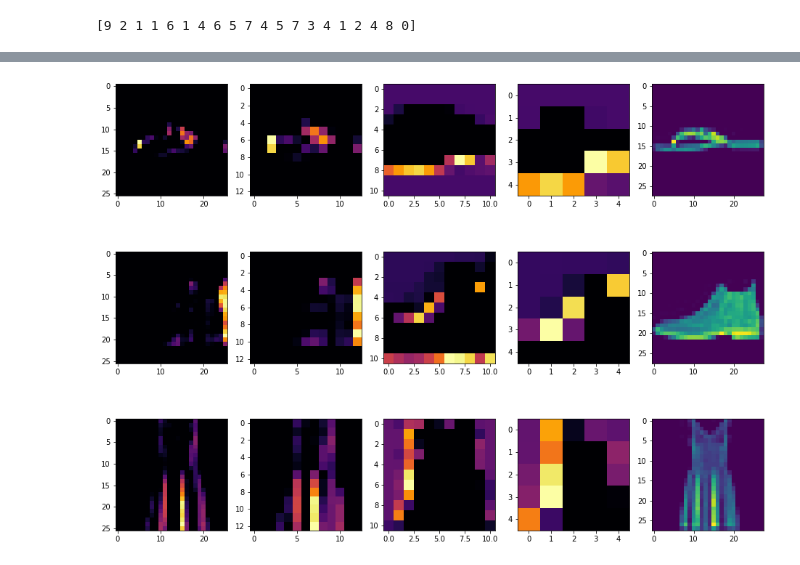
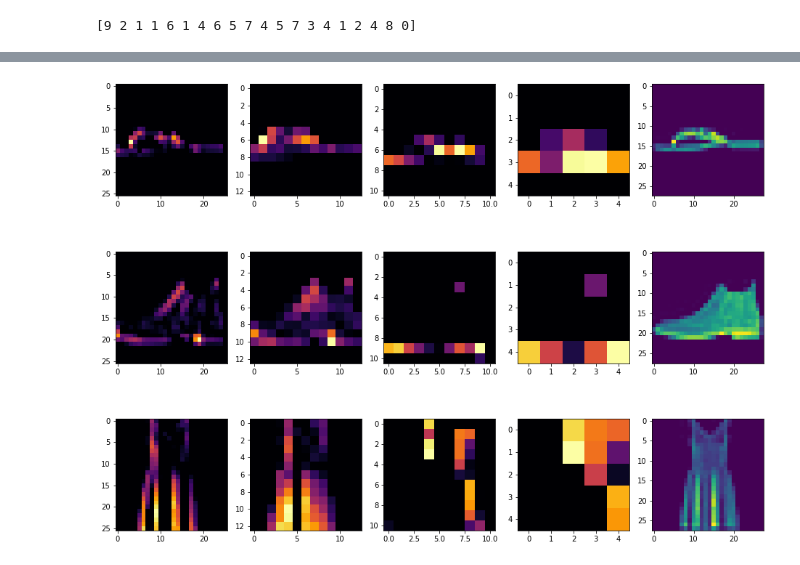
Before and after one commit to tenglina/convolutions, a Jupyter notebook: visualize_filters.ipynb, the cells around one changed output, grey strips where cells are left out. Saved outputs shown, nothing was run; the diff lists cells and outputs as text; code cells hidden in the pictures.

```diff
--- a/visualize_filters.ipynb
+++ b/visualize_filters.ipynb
@@ -66,10 +82,8 @@ FIRST_IMAGE=8 #sandals label = 5
 SECOND_IMAGE=0 #shoes label = 9
 THIRD_IMAGE= 91 #dress label = 3
 
-# For shoes (0, 23, 28), Convolution_Number=1 (i.e. the second filter) shows
-# the sole being filtered out very clearly
 
-CONVOLUTION_NUMBER = 1
+CONVOLUTION_NUMBER = 5
 from tensorflow.keras import models
 layer_outputs = [layer.output for layer in model.layers]
 activation_model = tf.keras.models.Model(inputs = model.input, outputs = layer_outputs)
@@ -98,9 +112,9 @@ show_image(THIRD_IMAGE, 2, 4, axarr)
 1/1 [==============================] - 0s 8ms/step
 1/1 [==============================] - 0s 8ms/step
 1/1 [==============================] - 0s 8ms/step
 1/1 [==============================] - 0s 8ms/step
 1/1 [==============================] - 0s 8ms/step
 1/1 [==============================] - 0s 8ms/step
 1/1 [==============================] - 0s 8ms/step
 1/1 [==============================] - 0s 8ms/step
-[figure, old version]
+[figure, new version]
```
Also changed, not shown: parts of 8 cells of this notebook.
